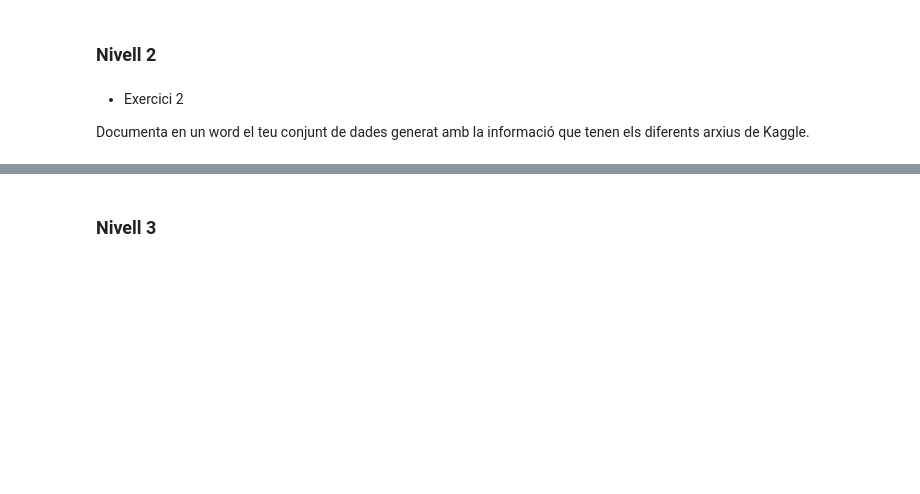
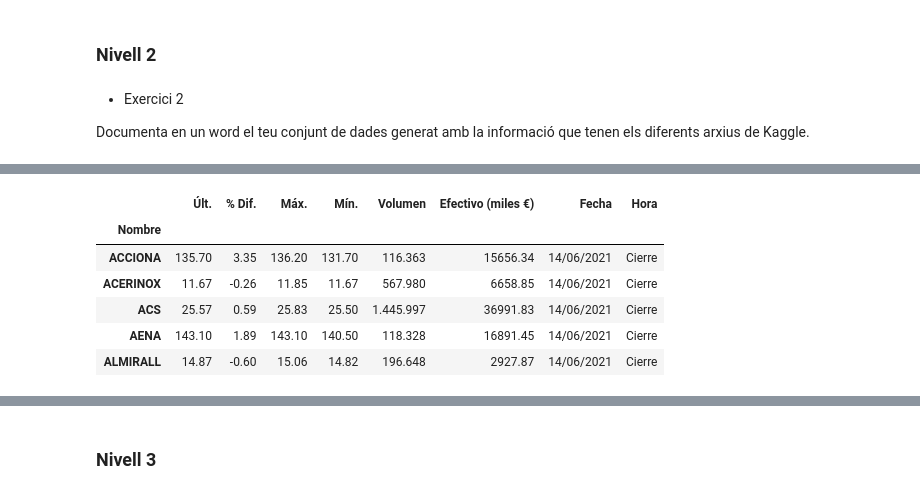
Before and after one commit to ManelForcales/Web-scraping, a Jupyter notebook: S16T02.ipynb, the cells around one changed output, grey strips where cells are left out. Saved outputs shown, nothing was run; the diff lists cells and outputs as text; code cells hidden in the pictures; blank space fills up the shorter version.

```diff
--- a/S16T02.ipynb
+++ b/S16T02.ipynb
@@ -197,0 +213,16 @@ Documenta en un word el teu conjunt de dades generat amb la informació que tene
+# %%
+df['Últ.'] =df['Últ.'].str.replace(',','.').astype(float)
+df['% Dif.'] =df['% Dif.'].str.replace(',','.').astype(float)
+df['Máx.'] =df['Máx.'].str.replace(',','.').astype(float)
+df['Mín.'] =df['Mín.'].str.replace(',','.').astype(float)
+df['Efectivo (miles €)'] =df['Efectivo (miles €)'].str.replace('.','').str.replace(',','.').astype(float)
+# %%
+df.head()
+# %% [output]
+|  | Últ. | % Dif. | Máx. | Mín. | Volumen | Efectivo (miles €) | Fecha | Hora |
+| Nombre |  |  |  |  |  |  |  |  |
+| ACCIONA | 135.70 | 3.35 | 136.20 | 131.70 | 116.363 | 15656.34 | 14/06/2021 | Cierre |
+| ACERINOX | 11.67 | -0.26 | 11.85 | 11.67 | 567.980 | 6658.85 | 14/06/2021 | Cierre |
+| ACS | 25.57 | 0.59 | 25.83 | 25.50 | 1.445.997 | 36991.83 | 14/06/2021 | Cierre |
+| AENA | 143.10 | 1.89 | 143.10 | 140.50 | 118.328 | 16891.45 | 14/06/2021 | Cierre |
+| ALMIRALL | 14.87 | -0.60 | 15.06 | 14.82 | 196.648 | 2927.87 | 14/06/2021 | Cierre |
```
Also changed, not shown: parts of 6 cells of this notebook.
